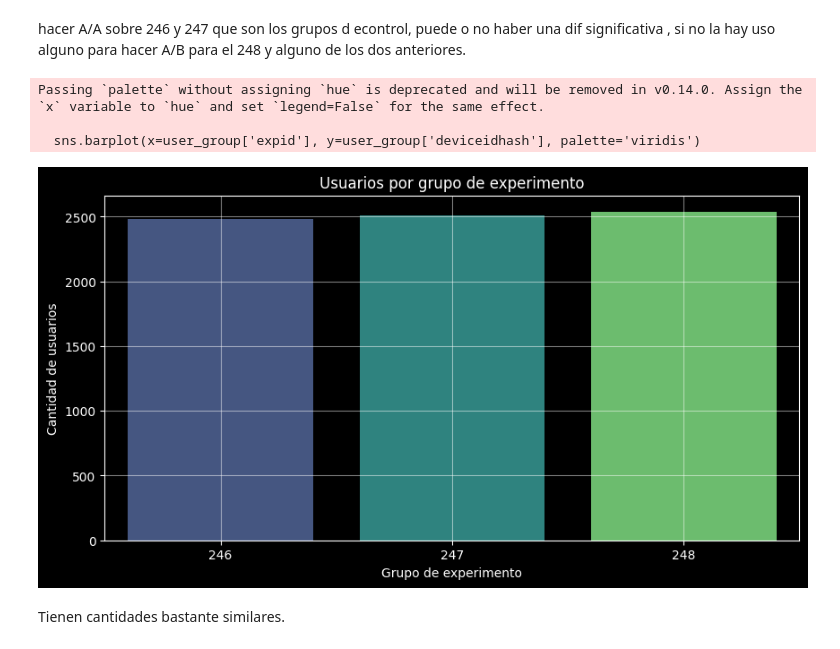
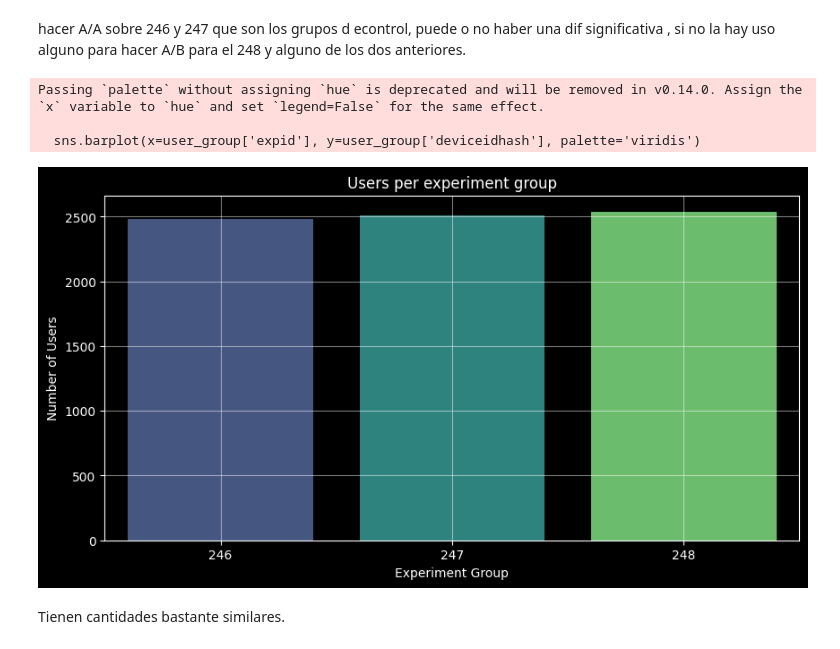
Before and after one commit to Juancanoanalyst/AAtestalimenticios, a Jupyter notebook: notebook.ipynb, the cells around one changed output. Drawn from its saved outputs; the diff is of its cells as text; code cells hidden in the pictures.

```diff
--- a/notebook.ipynb
+++ b/notebook.ipynb
@@ -363,17 +363,17 @@ hacer A/A sobre 246 y 247 que son los grupos d econtrol, puede o no haber una di
 # %%
 plt.figure(figsize=(10,5))
 sns.barplot(x=user_group['expid'], y=user_group['deviceidhash'], palette='viridis')
-plt.title('Usuarios por grupo de experimento')
-plt.xlabel('Grupo de experimento')
-plt.ylabel('Cantidad de usuarios')
+plt.title('Users per experiment group')
+plt.xlabel('Experiment Group')
+plt.ylabel('Number of Users')
 plt.xticks(rotation=0)
 plt.grid(True,alpha=0.5)
 plt.show()
 # %% [output]
 Passing `palette` without assigning `hue` is deprecated and will be removed in v0.14.0. Assign the `x` variable to `hue` and set `legend=False` for the same effect.
 
   sns.barplot(x=user_group['expid'], y=user_group['deviceidhash'], palette='viridis')
-[figure, old version]
+[figure, new version]
 # %% [markdown]
 Tienen cantidades bastante similares.
 # %% [markdown]
```
Also changed, not shown: parts of 2 cells of this notebook, 4 other files.
